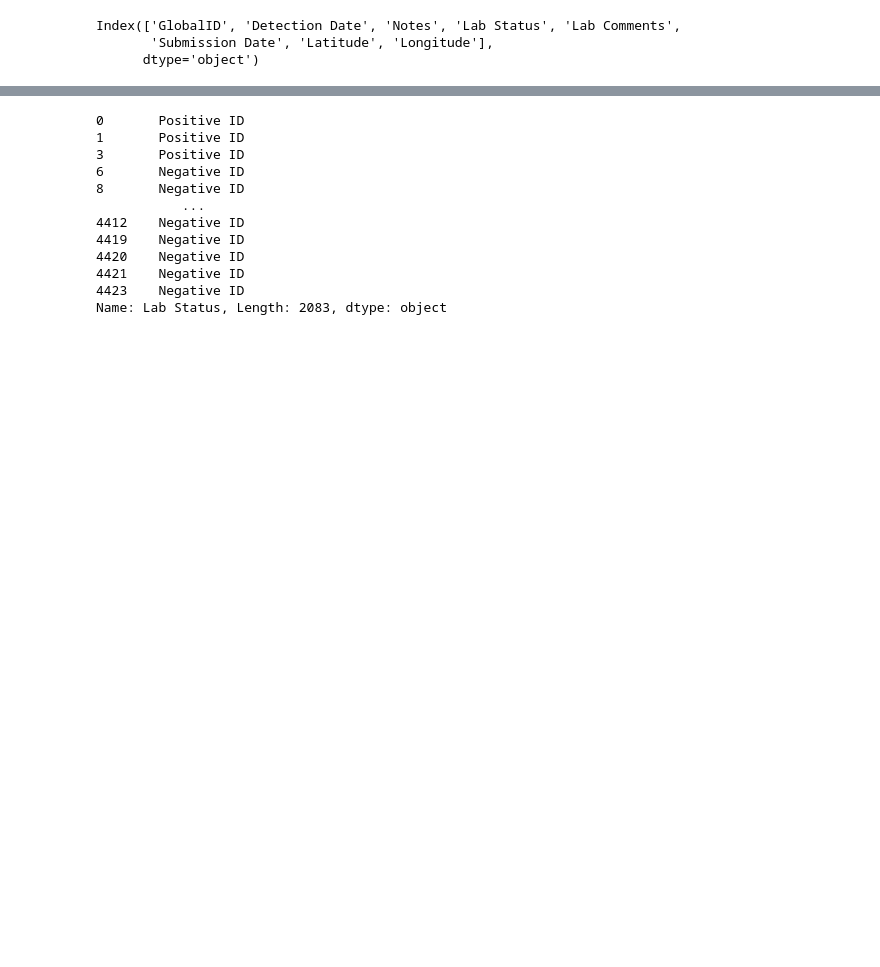
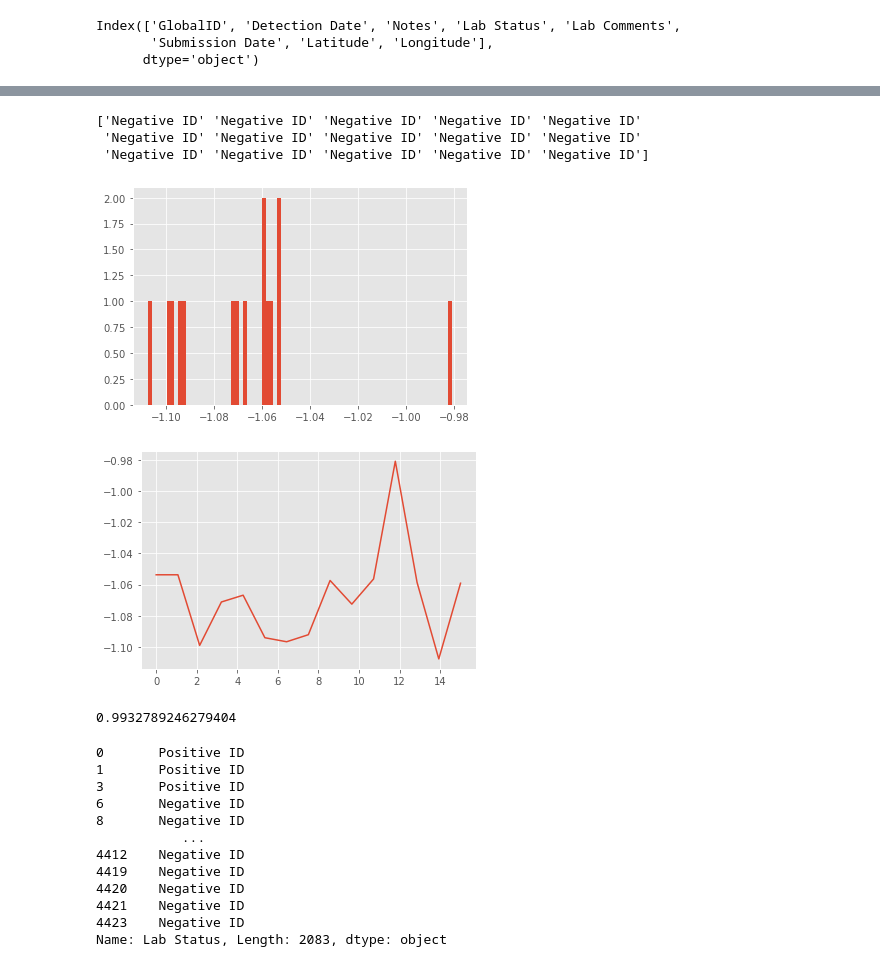
Before and after one commit to brfi3983/MCM2021, a Jupyter notebook: MurderHornets.ipynb, the cells around one changed output, grey strips where cells are left out. Drawn from its saved outputs; the diff is of its cells as text; code cells hidden in the pictures; blank space fills up the shorter version.

```diff
--- a/MurderHornets.ipynb
+++ b/MurderHornets.ipynb
@@ -15,7 +15,14 @@ df = pd.read_csv('/Users/allisonliu/Desktop/MCM2021/data/2021_MCM_Problem_C_Data
 df_positive = df.loc[df['Lab Status'] == 'Positive ID']
 df_negative = df.loc[df['Lab Status'] == 'Negative ID']
 df_unprocessed = df.loc[df['Lab Status'] == 'Unprocessed']
+df_unverified = df.loc[df['Lab Status'] == 'Unverified']
 
 num_pos = len(df_positive)
 num_neg = len(df_negative)
 num_unproc = len(df_unprocessed)
+
+df_temp = (df[df['Lab Status']!='Unprocessed'])
+df_train = df_temp[df_temp['Lab Status'] != 'Unverified'] # Remove unprocessed or unverified data
+
+# df_temp = (df[df['Lab Status']!='Positive ID'])
+df_valid = df_unprocessed
@@ -62,3 +106,38 @@ X_train_tfidf.shape #(n_samples, n_features)
+# %%
+### VALIDATION
+predicted_svm_valid = text_clf_svm.predict(df_valid['Notes'])
+print(predicted_svm_valid)
+### Calculate confidence
+confidence_valid = text_clf_svm.decision_function(df_valid['Notes'])
+# print(confidence)
+plt.hist(confidence_valid, bins=80, stacked=True)
+plt.show()
+plt.plot(np.linspace(0,len(confidence_valid),len(confidence_valid)), confidence_valid)
+plt.show()
+# %% [output]
+['Negative ID' 'Negative ID' 'Negative ID' 'Negative ID' 'Negative ID'
+ 'Negative ID' 'Negative ID' 'Negative ID' 'Negative ID' 'Negative ID'
+ 'Negative ID' 'Negative ID' 'Negative ID' 'Negative ID' 'Negative ID']
+[figure, added]
+[figure, added]
+# %%
+from sklearn.pipeline import make_pipeline
+from sklearn.preprocessing import StandardScaler
+from sklearn.svm import SVC
+
+clf_svc = Pipeline([('vect', CountVectorizer(stop_words='english')),\
+                      ('tfidf', TfidfTransformer()),\
+                      ('clf-svm', SVC(gamma='auto', probability=True)),\
+                        ])
+clf_svc = clf_svc.fit(df_train['Notes'], df_train['Lab Status'])
+
+predicted_svc = clf_svc.predict(df_train['Notes'])
+percent_correct = np.mean(predicted_svm == df_train['Lab Status'])
+print(percent_correct)
+prob_svc = clf_svc.predict_proba(df_train['Notes'])
+# print(prob_svc)
+# %% [output]
+0.9932789246279404
 # %%
 df_train['Lab Status']
 # %% [output]
```
Also changed, not shown: parts of 23 cells of this notebook.
